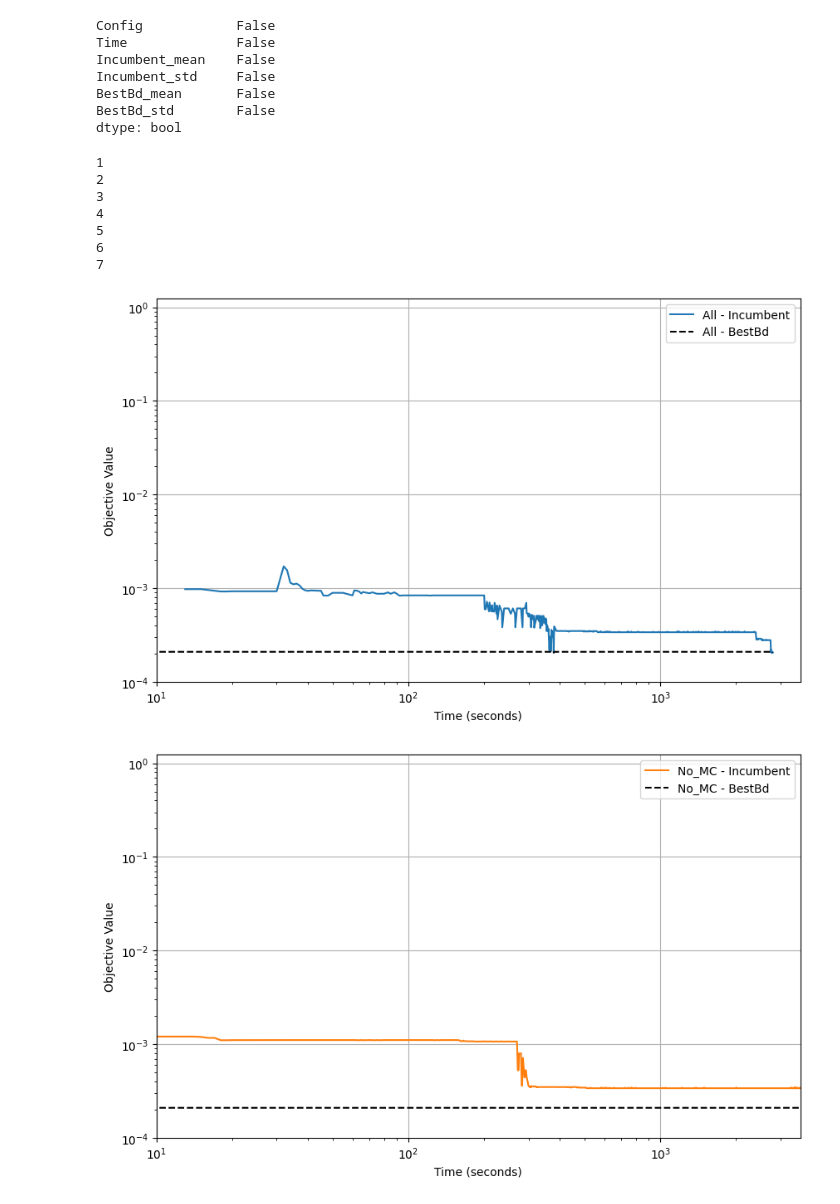
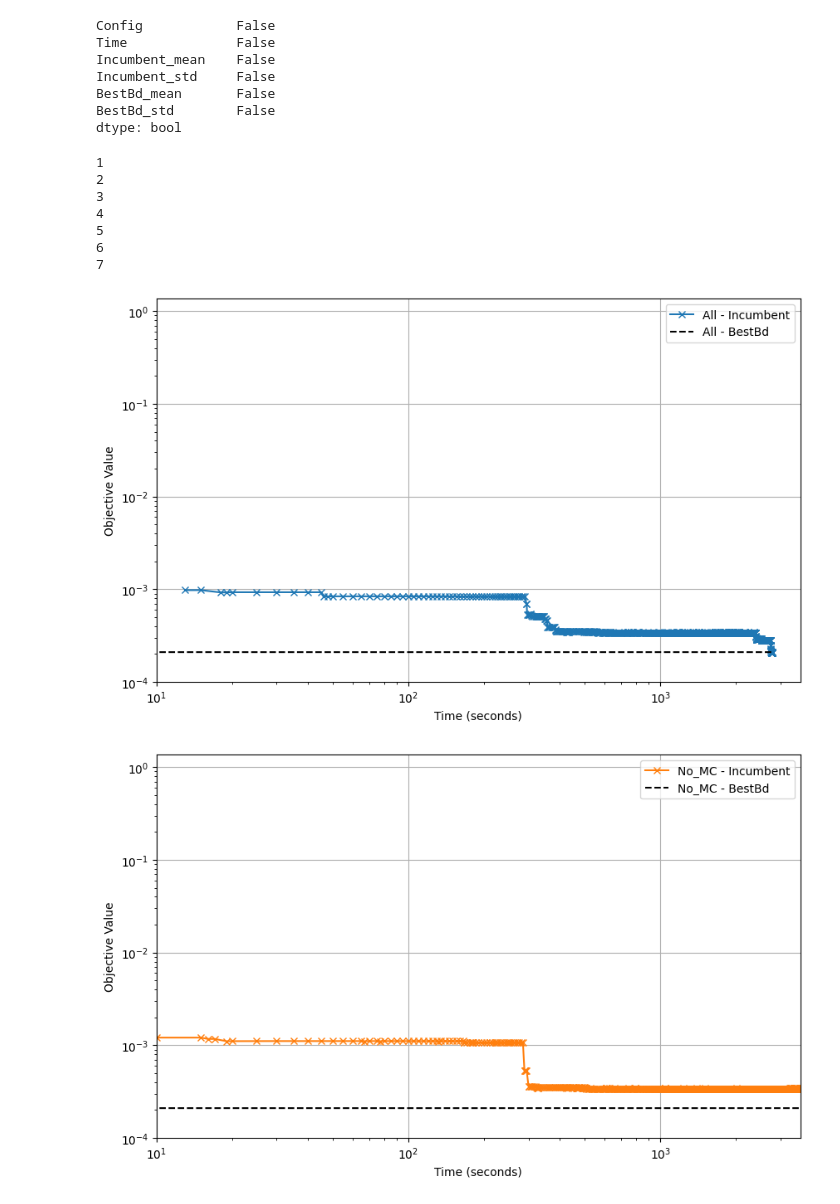
Before and after one commit to s-hallsworth/Transformer_Formulation, a Jupyter notebook: Case_Study_1/analyse_results.ipynb, the cells around one changed output. Cells and saved outputs as stored; diff of their text form; code cells hidden in the pictures.

```diff
--- a/Case_Study_1/analyse_results.ipynb
+++ b/Case_Study_1/analyse_results.ipynb
@@ -46,7 +46,7 @@ nl[['Repetition', 'Config']] = nl['LogFilePath'].str.extract(regex_pattern)
 nl.head()
 
 nl['Repetition'] = pd.to_numeric(nl['Repetition'])
-nl = nl[nl['Repetition'] > 3]
+nl = nl[nl['Repetition'] > 4] # only r5
 print(nl['Repetition'].unique())
 print(nl)
 # %% [output]
@@ -150,7 +213,7 @@ for i, config in enumerate(configs):
         #                 config_data['Incumbent_mean'] - config_data['Incumbent_std'],
         #                 config_data['Incumbent_mean'] + config_data['Incumbent_std'],
         #                 color=color, alpha=0.5)
-        plt.plot(config_data['Time'], config_data['Incumbent_mean'], linestyle='-', label=f'{config_names[i]} - Incumbent', color=color)
+        plt.plot(config_data['Time'], config_data['Incumbent_mean'], '-x', label=f'{config_names[i]} - Incumbent', color=color)
         #Add shaded area for Incumbent std
 
 
@@ -166,32 +229,32 @@ for i, config in enumerate(configs):
         plt.plot(config_data['Time'], config_data['BestBd'], linestyle='--', label=f'{config}_{i}')
 
 
     # Set to log scale
     plt.yscale('log')
     plt.xscale('log')
 
     # Set the same x and y limits for all plots
     if not individ:
         plt.xlim(x_min, x_max)
         plt.ylim(y_min, y_max)
 
     # Add labels
     plt.grid(True)
     plt.xlabel('Time (seconds)')
     plt.ylabel('Objective Value')
     plt.legend()
 
 
     # PATH = r"C:\Users\sian_\OneDrive\Documents\Thesis"
     # plt.savefig(PATH+f'\images\{config_names[i]}_time_conv.png')
     # #plt.show()
 # %% [output]
 1
 2
 3
 4
 5
 6
 7
-[figure, old version]
+[figure, new version]
-[figure, old version]
+[figure, new version]
```
Also changed, not shown: parts of 7 cells of this notebook.
